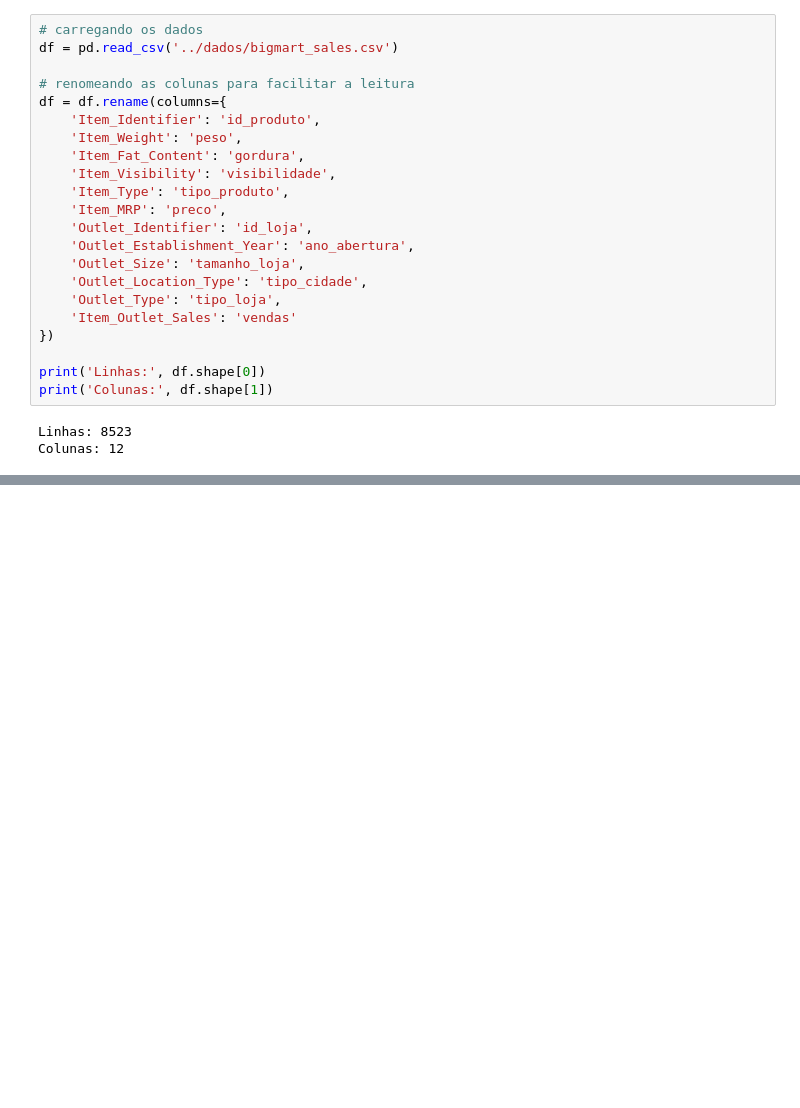
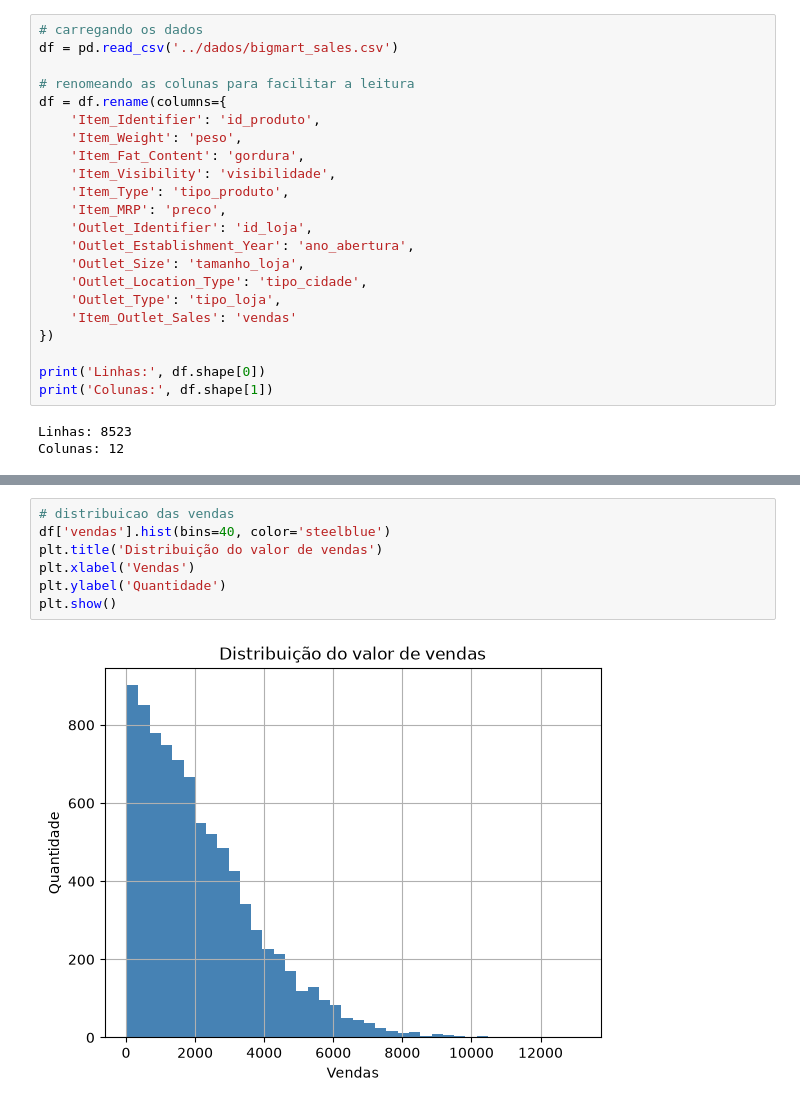
Before and after one commit to JlucasFaria/projeto-ml, a Jupyter notebook: notebooks/05_vendas_bigmart.ipynb, the cells around one changed output, grey strips where cells are left out. Saved outputs shown, nothing was run; the diff lists cells and outputs as text; blank space fills up the shorter version.

Commit message:
adiciona analise exploratoria das vendas

```diff
--- a/notebooks/05_vendas_bigmart.ipynb
+++ b/notebooks/05_vendas_bigmart.ipynb
@@ -64,0 +167,9 @@ Colunas: 12
+# %%
+# distribuicao das vendas
+df['vendas'].hist(bins=40, color='steelblue')
+plt.title('Distribuição do valor de vendas')
+plt.xlabel('Vendas')
+plt.ylabel('Quantidade')
+plt.show()
+# %% [output]
+[figure, added]
```
Also changed, not shown: parts of 15 cells of this notebook.
